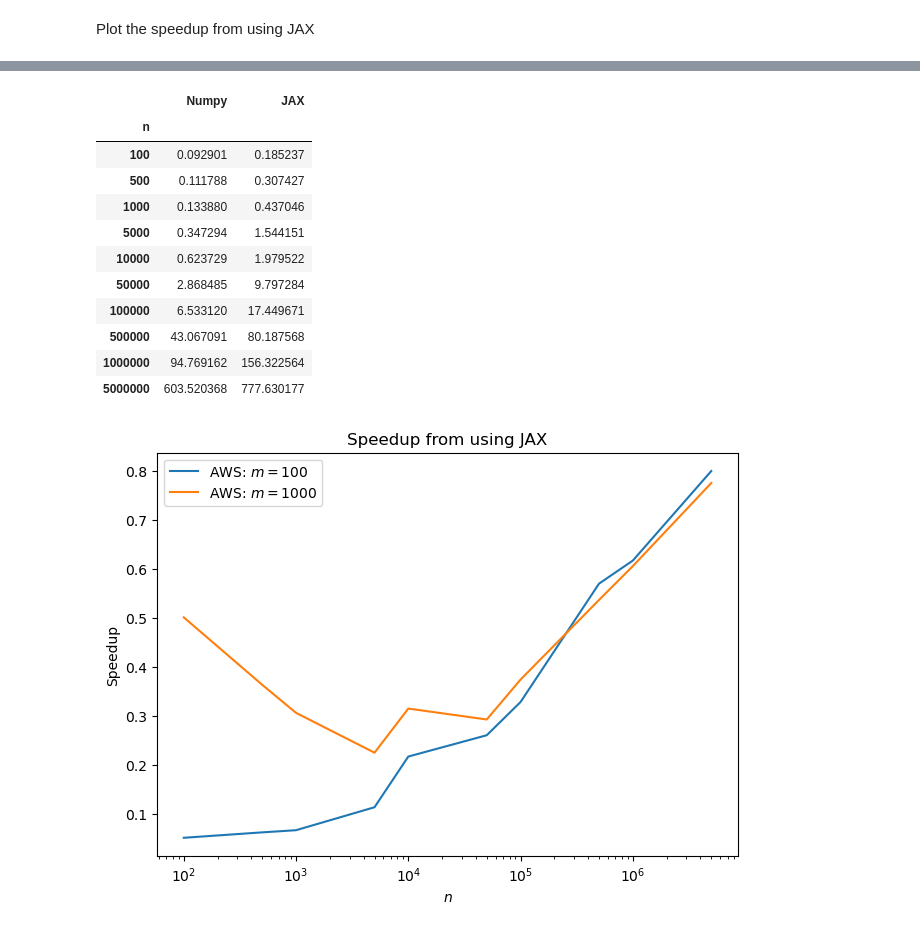
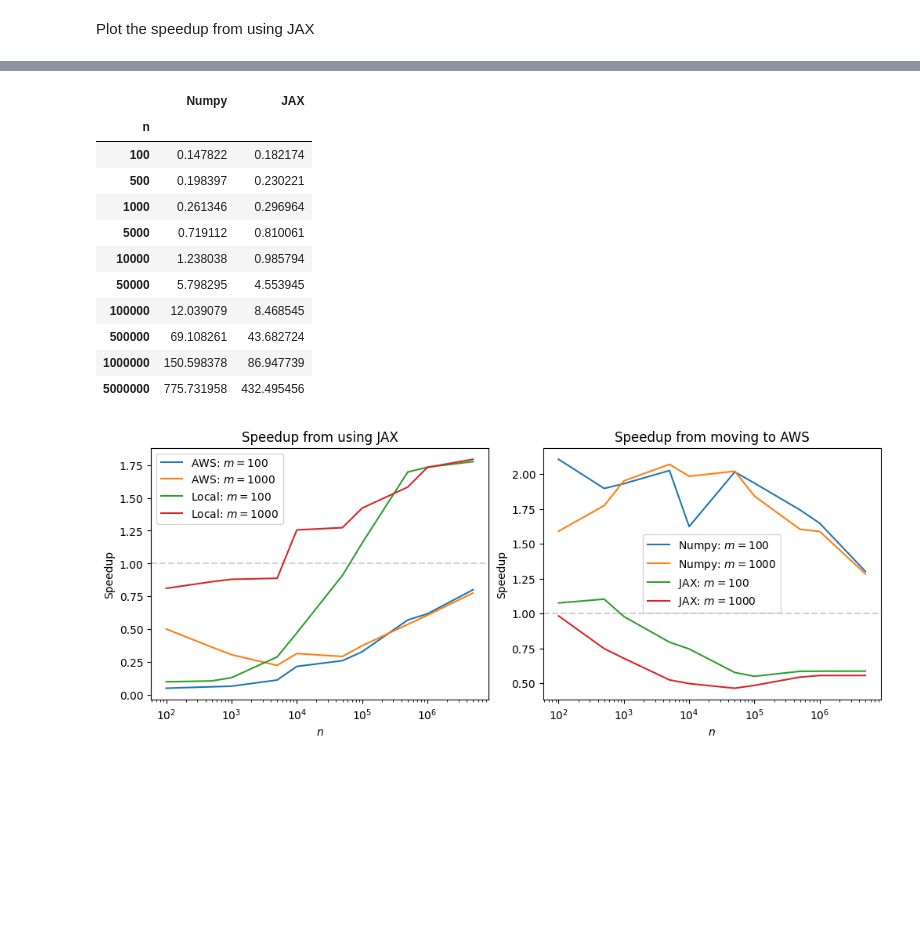
Before and after one commit to aglebov/gradient-free-mcmc-postprocessing, a Jupyter notebook: code/notebooks/examples/JAX_Stein_Thinning.ipynb, the cells around one changed output, grey strips where cells are left out. Cells and saved outputs as stored; diff of their text form; code cells hidden in the pictures; blank space fills up the shorter version.

Commit message:
Compare thinning performance using JAX locally and on AWS

```diff
--- a/code/notebooks/examples/JAX_Stein_Thinning.ipynb
+++ b/code/notebooks/examples/JAX_Stein_Thinning.ipynb
@@ -192,4 +192,11 @@ def thinning_jax_speedup_m_fraction_aws(fraction) -> pd.DataFrame:
         'Numpy': np.fromiter((calculate_avg_time_numpy(ns[i], int(ns[i] * fraction)) for i in range(len(ns))), 'float'),
         'JAX': np.fromiter((calculate_avg_time_jax(ns[i], int(ns[i] * fraction)) for i in range(len(ns))), 'float'),
     }, index=pd.Index(ns, name='n'))
+# %%
+@cached()
+def thinning_jax_speedup_m_fixed_local(m) -> pd.DataFrame:
+    return pd.DataFrame({
+        'Numpy': np.fromiter((calculate_avg_time_numpy(ns[i], m) for i in range(len(ns))), 'float'),
+        'JAX': np.fromiter((calculate_avg_time_jax(ns[i], m) for i in range(len(ns))), 'float'),
+    }, index=pd.Index(ns, name='n'))
 # %%
@@ -210,30 +217,46 @@ thinning_jax_speedup_m_fixed_aws(100)
 # %%
-thinning_jax_speedup_m_fixed_aws(1000)
+thinning_jax_speedup_m_fixed_local(1000)
 # %% [output]
 |  | Numpy | JAX |
 | n |  |  |
-| 100 | 0.092901 | 0.185237 |
-| 500 | 0.111788 | 0.307427 |
-| 1000 | 0.133880 | 0.437046 |
-| 5000 | 0.347294 | 1.544151 |
-| 10000 | 0.623729 | 1.979522 |
-| 50000 | 2.868485 | 9.797284 |
-| 100000 | 6.533120 | 17.449671 |
-| 500000 | 43.067091 | 80.187568 |
-| 1000000 | 94.769162 | 156.322564 |
-| 5000000 | 603.520368 | 777.630177 |
+| 100 | 0.147822 | 0.182174 |
+| 500 | 0.198397 | 0.230221 |
+| 1000 | 0.261346 | 0.296964 |
+| 5000 | 0.719112 | 0.810061 |
+| 10000 | 1.238038 | 0.985794 |
+| 50000 | 5.798295 | 4.553945 |
+| 100000 | 12.039079 | 8.468545 |
+| 500000 | 69.108261 | 43.682724 |
+| 1000000 | 150.598378 | 86.947739 |
+| 5000000 | 775.731958 | 432.495456 |
 # %%
 def calculate_speedup(timing_results):
     return timing_results['Numpy'] / timing_results['JAX']
 # %%
-fig, ax = plt.subplots(constrained_layout=True)
-ax.plot(calculate_speedup(thinning_jax_speedup_m_fixed_aws(100)), label='AWS: $m=100$');
-ax.plot(calculate_speedup(thinning_jax_speedup_m_fixed_aws(1000)), label='AWS: $m=1000$');
-ax.set_xlabel('$n$');
-ax.set_ylabel('Speedup');
-ax.set_title('Speedup from using JAX');
-ax.set_xticks(ns);
-ax.set_xscale('log');
-ax.legend();
+fig, axs = plt.subplots(1, 2, figsize=(10, 4), constrained_layout=True)
+
+axs[0].axhline(1, linestyle='--', color='lightgray');
+axs[0].plot(calculate_speedup(thinning_jax_speedup_m_fixed_aws(100)), label='AWS: $m=100$');
+axs[0].plot(calculate_speedup(thinning_jax_speedup_m_fixed_aws(1000)), label='AWS: $m=1000$');
+axs[0].plot(calculate_speedup(thinning_jax_speedup_m_fixed_local(100)), label='Local: $m=100$');
+axs[0].plot(calculate_speedup(thinning_jax_speedup_m_fixed_local(1000)), label='Local: $m=1000$');
+axs[0].set_xlabel('$n$');
+axs[0].set_ylabel('Speedup');
+axs[0].set_title('Speedup from using JAX');
+axs[0].set_xticks(ns);
+axs[0].set_xscale('log');
+axs[0].legend();
+
+axs[1].axhline(1, linestyle='--', color='lightgray');
+axs[1].plot(thinning_jax_speedup_m_fixed_local(100)['Numpy'] / thinning_jax_speedup_m_fixed_aws(100)['Numpy'], label='Numpy: $m=100$');
+axs[1].plot(thinning_jax_speedup_m_fixed_local(1000)['Numpy'] / thinning_jax_speedup_m_fixed_aws(1000)['Numpy'], label='Numpy: $m=1000$');
+axs[1].plot(thinning_jax_speedup_m_fixed_local(100)['JAX'] / thinning_jax_speedup_m_fixed_aws(100)['JAX'], label='JAX: $m=100$');
+axs[1].plot(thinning_jax_speedup_m_fixed_local(1000)['JAX'] / thinning_jax_speedup_m_fixed_aws(1000)['JAX'], label='JAX: $m=1000$');
+axs[1].set_xlabel('$n$');
+axs[1].set_ylabel('Speedup');
+axs[1].set_title('Speedup from moving to AWS');
+axs[1].set_xticks(ns);
+axs[1].set_xscale('log');
+axs[1].legend();
 # %% [output]
-[figure, old version]
+[figure, new version]
```
Also changed, not shown: parts of 6 cells of this notebook.
